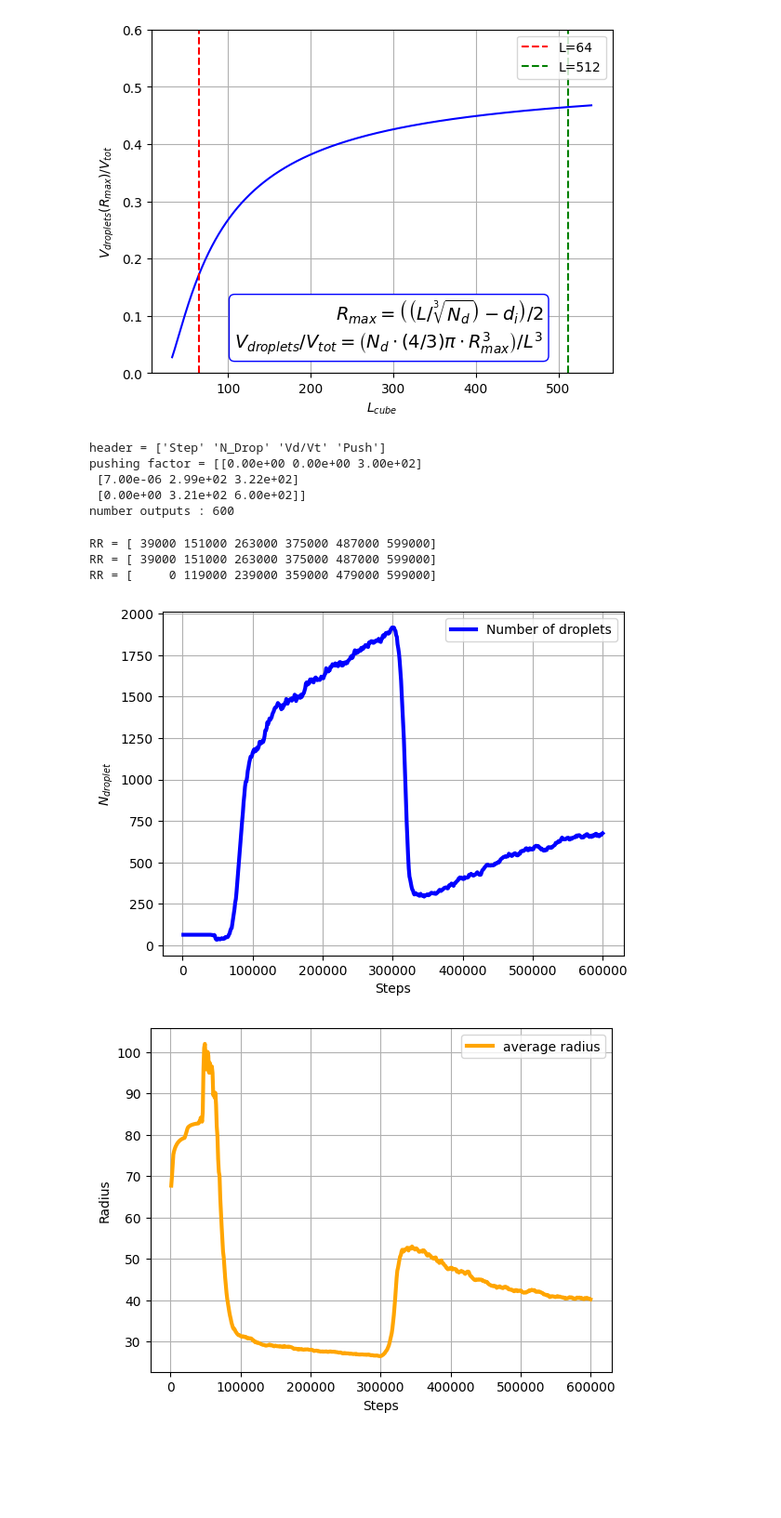
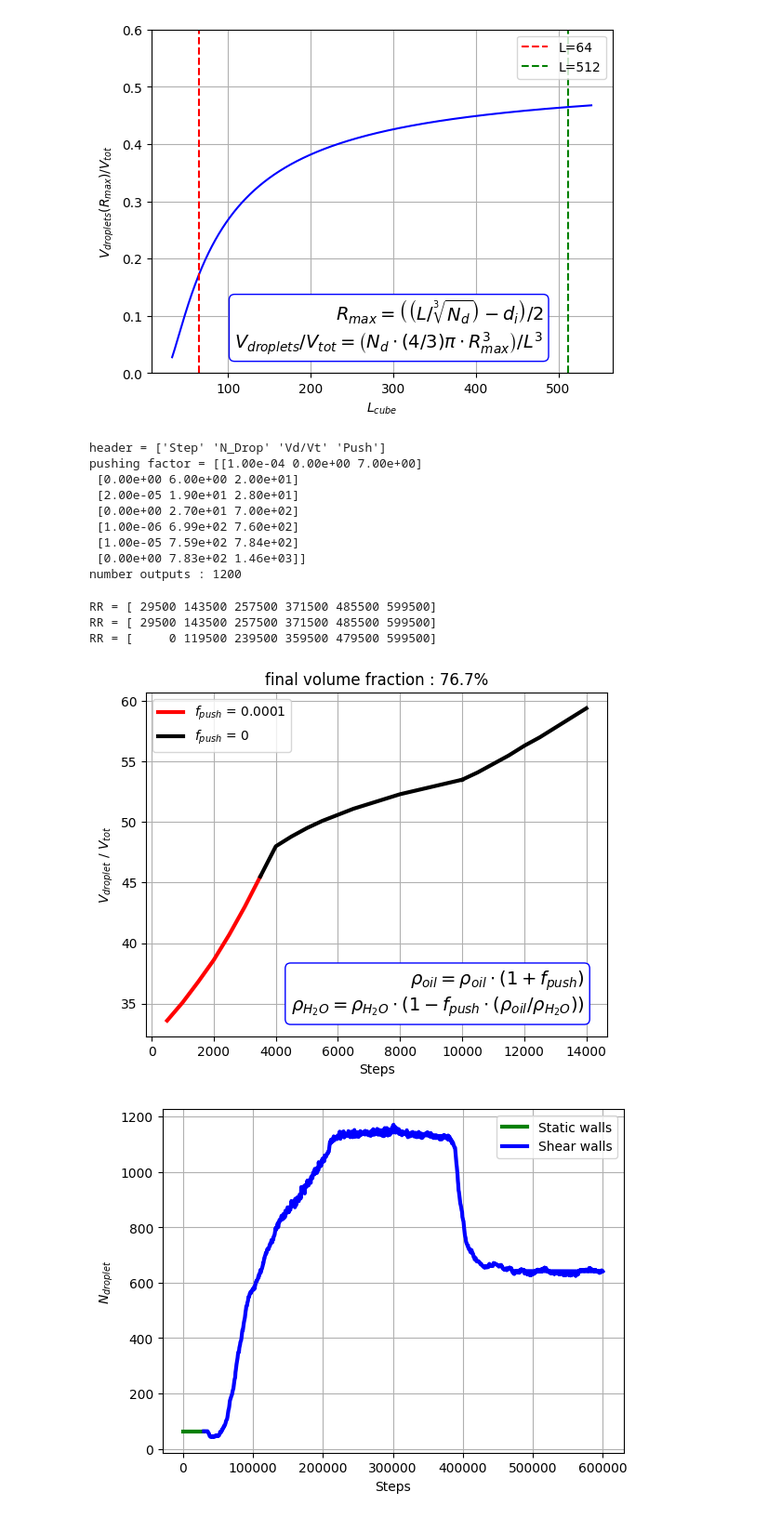
Before and after one commit to mattiamencagli/my-python-plots, a Jupyter notebook: mayo_tests.ipynb, the cells around one changed output. Shown at 93% size. Drawn from its saved outputs; the diff is of its cells as text; code cells hidden in the pictures; blank space fills up the shorter version.

```diff
--- a/mayo_tests.ipynb
+++ b/mayo_tests.ipynb
@@ -55,9 +55,9 @@ import numpy as np
 import matplotlib
 import matplotlib.pyplot as plt
 
-direc = "/home/matti/DATA/Mayonese/staggered_run_halfZ_doubleX/"; Nx=1024; Ny=512; Nz=256; start_move = 40000; dt=1000
+#direc = "/home/matti/DATA/Mayonese/staggered_run_halfZ_doubleX/"; Nx=1024; Ny=512; Nz=256; start_move = 40000; dt=1000
 #direc = "/home/matti/DATA/Mayonese/staggered_run_halfZ/"; Nx=512; Ny=512; Nz=256; start_move = 40000; dt=1000
-#direc = "/home/matti/DATA/Mayonese/staggered_run/"; Nx=512; Ny=512; Nz=512; start_move = 30000; dt=500
+direc = "/home/matti/DATA/Mayonese/staggered_run/"; Nx=512; Ny=512; Nz=512; start_move = 30000; dt=500
 
 bool_direc = direc!="/home/matti/DATA/Mayonese/staggered_run/"
 bool_direc1024 = direc=="/home/matti/DATA/Mayonese/staggered_run_halfZ_doubleX/"
@@ -109,8 +109,8 @@ def read_nonunif_col(f,bool_twotwo,bool_vol):
     max_length = max(len(row) for row in matrix_data)
     matrix_data_padded = np.array([row + [0] * (max_length - len(row)) for row in matrix_data])
     if bool_twotwo and bool_vol:
-        matrix_data_padded = ((4.0/(3.0*np.pi))*matrix_data_padded)**(1.0/3.0)# from volume to radius
-        second_two_columns = ((4.0/(3.0*np.pi))*np.array(second_two_columns))**(1.0/3.0)
+        matrix_data_padded = ((3.0/(4.0*np.pi))*matrix_data_padded)**(1.0/3.0)# from volume to radius
+        second_two_columns = ((3.0/(4.0*np.pi))*np.array(second_two_columns))**(1.0/3.0)
     return np.array(first_two_columns).T, matrix_data_padded, np.array(second_two_columns).T
 def binning(d, info, b, bin_type):
     max_drop_idx = np.argmax(info[1,:])
@@ -171,10 +171,14 @@ if bool_direc:
     #     print(' '.join(map(str, d_pos[0,i:i+3])))
 # %% [output]
 header = ['Step' 'N_Drop' 'Vd/Vt' 'Push']
-pushing factor = [[0.00e+00 0.00e+00 3.00e+02]
- [7.00e-06 2.99e+02 3.22e+02]
- [0.00e+00 3.21e+02 6.00e+02]]
-number outputs : 600
+pushing factor = [[1.00e-04 0.00e+00 7.00e+00]
+ [0.00e+00 6.00e+00 2.00e+01]
+ [2.00e-05 1.90e+01 2.80e+01]
+ [0.00e+00 2.70e+01 7.00e+02]
+ [1.00e-06 6.99e+02 7.60e+02]
+ [1.00e-05 7.59e+02 7.84e+02]
+ [0.00e+00 7.83e+02 1.46e+03]]
+number outputs : 1200
 # %%
 LIM = number_out * dt
 #LIM = 250000
@@ -309,11 +313,13 @@ if (first_out_shear<final_out):
         _ = plt.stairs(count_vol[i,:]/max_pick, bin_edges_vol[i,:], linewidth=3, label="$t=%d$ $(N_{d}=%d)$"%(step_e_num[0,i],step_e_num[1,i]))
         #_ = plt.plot(bin_centers_vol[i,:], count_vol[i,:]/max_pick, linewidth=2, label="$t=%d$ $(N_{d}=%d)$"%(step_e_num[0,i],step_e_num[1,i]))
     _ = plt.xscale('log')
+    _ = plt.yscale('log')
     _ = plt.xlabel('$R_{droplets}$')
     _ = plt.ylabel('# droplets');# (normalized to max)')
     _ = plt.rc('axes', axisbelow=True)
     _ = plt.legend(loc='upper left', bbox_to_anchor=(1, 1))
     _ = plt.grid(True)
+    _ = plt.title('Radius distribution at each steps')
     if SAVE:
         _ = plt.savefig(save_dir+"R_distr.png", bbox_inches='tight', dpi=300, format='png')
 
@@ -332,12 +338,14 @@ if (first_out_shear<final_out):
     # i_s = int(500000/dt); i_e = int(599500/dt); norm=1/((i_e-i_s)*max_pick)
     # _ = plt.stairs(np.sum(count_vol[i_s:i_e,:], axis=0)*norm, bin_edges_vol[i_e,:], color='black', linestyle='--', linewidth=3, label="$t=%d-%d$"%(step_e_num[0,i_s],step_e_num[0,i_e]))
     _ = plt.xscale('log')
+    _ = plt.yscale('log')
     _ = plt.xlabel('$R_{droplets}$')
     # _ = plt.ylabel('# droplets cumulative (normalized to max)')
     _ = plt.ylabel('# droplets')
     _ = plt.rc('axes', axisbelow=True)
     _ = plt.legend(loc='upper left', bbox_to_anchor=(1, 1))
     _ = plt.grid(True)
+    _ = plt.title('Radius distribution cumulative on multiple steps')
     if SAVE:
         _ = plt.savefig(save_dir+"R_distr_cumulative.png", bbox_inches='tight', dpi=300, format='png')
 
@@ -375,35 +383,35 @@ if(bool_direc):
         _ = axs6_1[0].set_yticks(ticks_x)
         _ = axs6_1[0].set_title("Droplets CM, t = %d"%(int((1+time)*dt)))
         _ = axs6_2[0].set_xlabel('Z')
         _ = axs6_2[0].set_ylabel('X')
         _ = axs6_2[0].grid(True)
         _ = axs6_2[0].set_xlim(-5,Nz+5)
         _ = axs6_2[0].set_ylim(-5,Nx+5)
         _ = axs6_2[0].set_xticks(ticks_z)
         _ = axs6_2[0].set_yticks(ticks_x)
         _ = axs6_2[0].set_title("Droplets CM, t = %d"%(int((1+time)*dt)))
     plot_cm_pos(0, d_pos, 7)
     plot_cm_pos(final_out, d_pos, 8)
 
     # distribution of droplets volume at a step for slabs along Z
     #max_pick = np.max(count_vol)
     # max_pick = 1
     # f4 = plt.figure(4)
     # for i in range(idx_sz,idx_ez,stepz):
     #     _ = plt.stairs(count_vol[i,:]/max_pick, bin_edges_vol[i,:], linewidth=3, label=r"(z$\geq$%d and z<%d) $(N_{d}=%d)$"%(i,i+stepz,step_e_num[1,i]))
     #     #_ = plt.plot(bin_centers_vol[i,:], count_vol[i,:]/max_pick, linewidth=2, label="$t=%d$ $(N_{d}=%d)$"%(step_e_num[0,i],step_e_num[1,i]))
     # _ = plt.title('time = %d'%(step_e_num[0,time]))
     # _ = plt.xscale('log')
     # _ = plt.xlabel('$R_{droplets}$')
     # _ = plt.ylabel('# droplets');# (normalized to max)')
     # _ = plt.rc('axes', axisbelow=True)
     # _ = plt.legend(loc='upper left', bbox_to_anchor=(1, 1))
     # _ = plt.grid(True)
     # if SAVE:
     #     _ = plt.savefig(save_dir+"R_distr.png", bbox_inches='tight', dpi=300, format='png')
 # %% [output]
-RR = [ 39000 151000 263000 375000 487000 599000]
-RR = [ 39000 151000 263000 375000 487000 599000]
-RR = [     0 119000 239000 359000 479000 599000]
+RR = [ 29500 143500 257500 371500 485500 599500]
+RR = [ 29500 143500 257500 371500 485500 599500]
+RR = [     0 119500 239500 359500 479500 599500]
-[figure, old version]
+[figure, new version]
-[figure, old version]
+[figure, new version]
```
Also changed, not shown: parts of 2 cells of this notebook, 1 other file.
